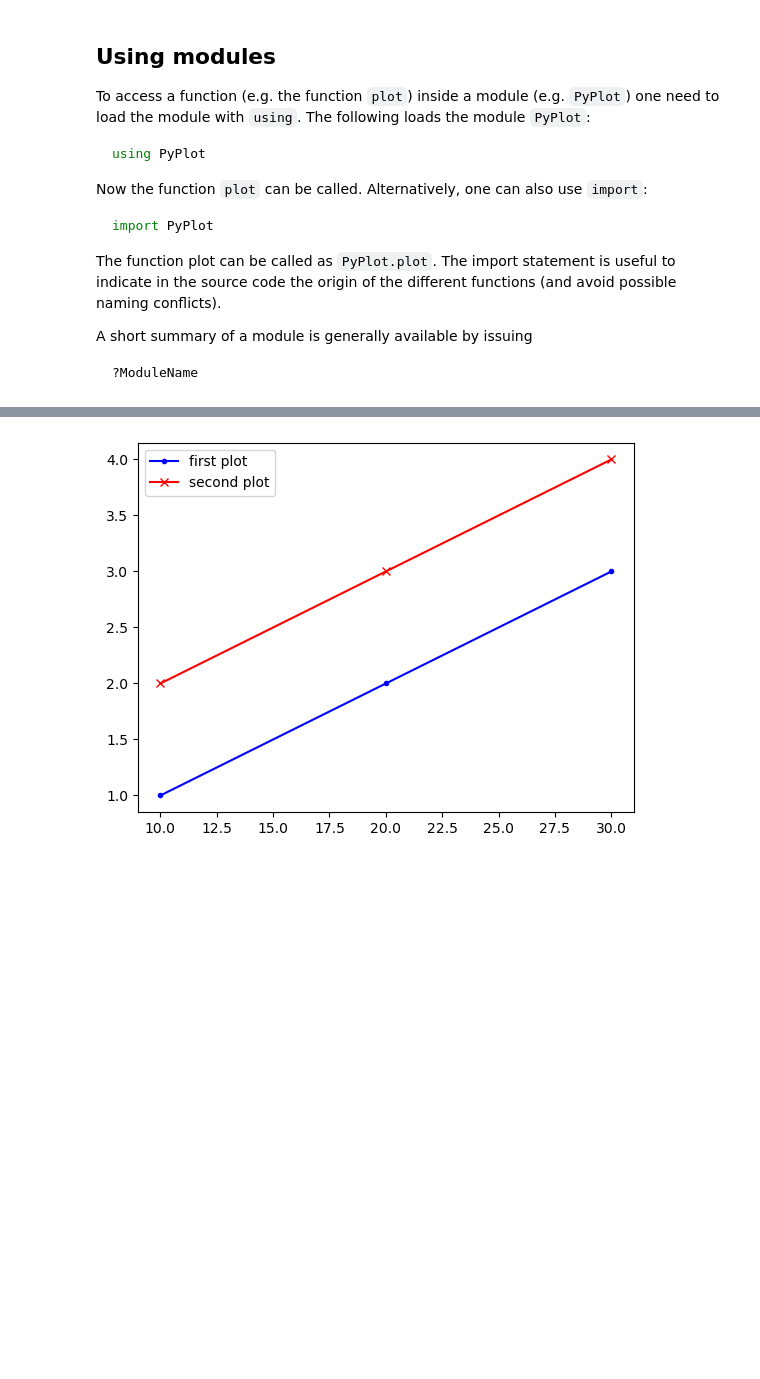
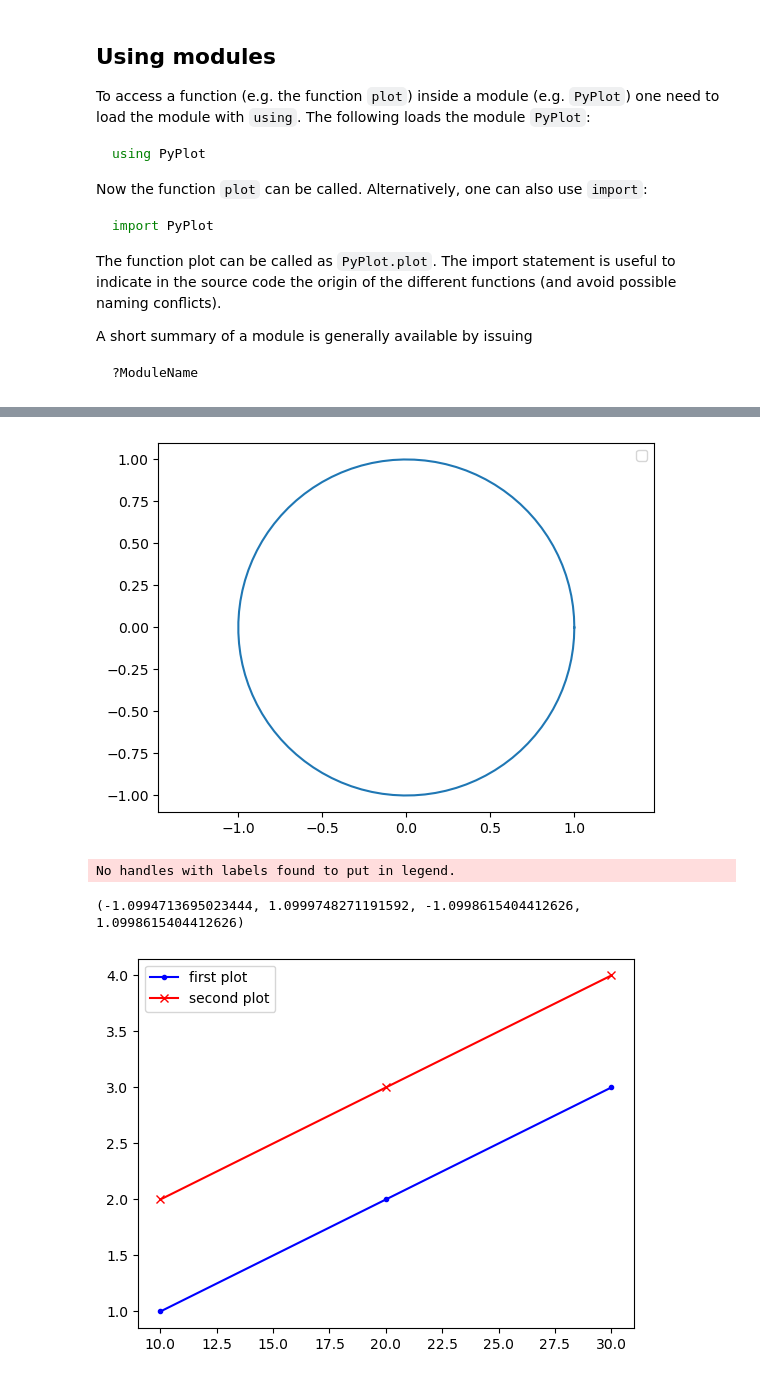
Before and after one commit to Alexander-Barth/JuliaTutorial, a Jupyter notebook: JuliaIntroduction.ipynb, the cells around one changed output, grey strips where cells are left out. Cells and saved outputs as stored; diff of their text form; code cells hidden in the pictures; blank space fills up the shorter version.

```diff
--- a/JuliaIntroduction.ipynb
+++ b/JuliaIntroduction.ipynb
@@ -1098,5 +1169,16 @@ A short summary of a module is generally available by issuing
 # %%
 using PyPlot
+# %%
+x = 0:0.1:2*π
+x = 0:0.1:6.3
+x = LinRange(0,2*π,100)
+plot(cos.(x),sin.(x))
+legend()
+axis("equal")
+# %% [output]
+[figure, added]
+No handles with labels found to put in legend.
+(-1.0994713695023444, 1.0999748271191592, -1.0998615404412626, 1.0998615404412626)
 # %%
 plot([10,20,30],[1,2,3],"b.-",label="first plot")
 plot([10,20,30],[2,3,4],"rx-",label="second plot")
```
Also changed, not shown: parts of 19 cells of this notebook, 10 other files.
